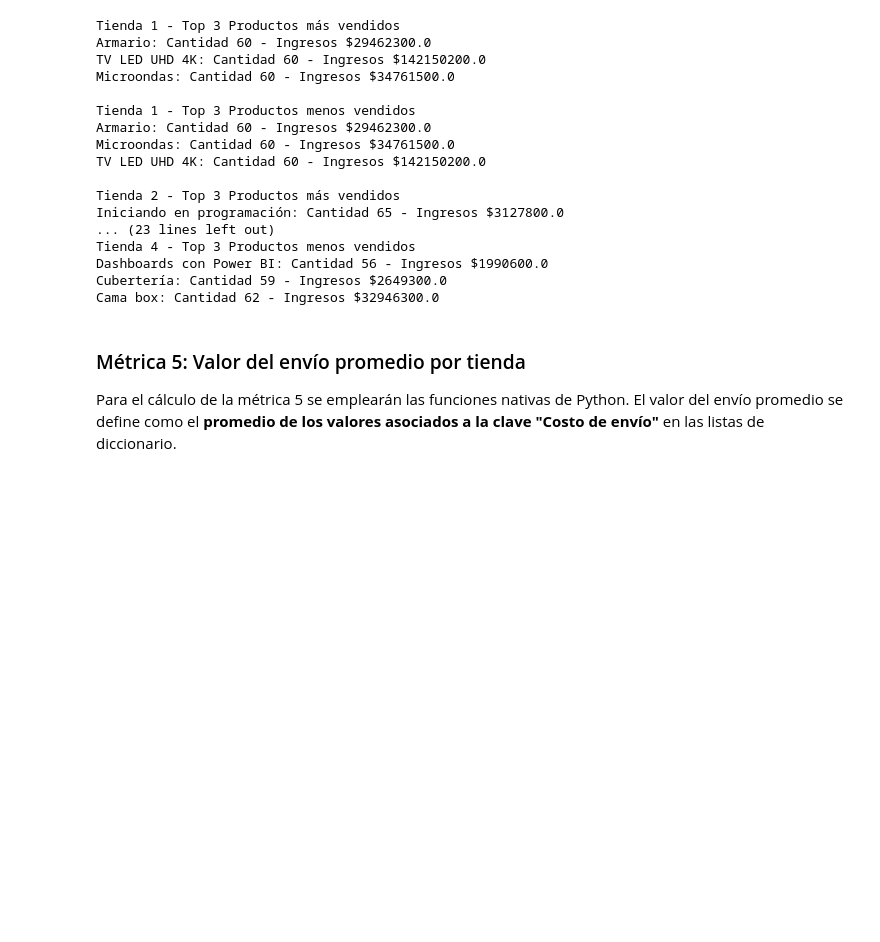
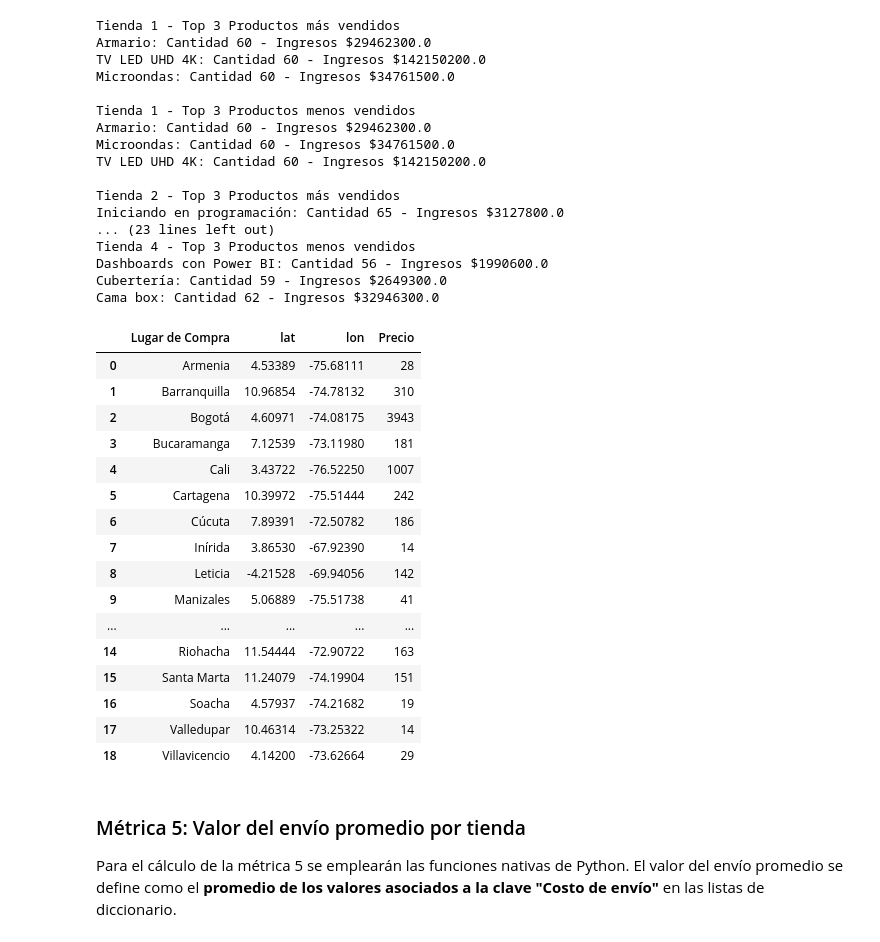
Before and after one commit to JLuceroVasquez/challenge-alura-store, a Jupyter notebook: AluraStoreLatam.ipynb, the cells around one changed output. Saved outputs shown, nothing was run; the diff lists cells and outputs as text; code cells hidden in the pictures; blank space fills up the shorter version.

```diff
--- a/AluraStoreLatam.ipynb
+++ b/AluraStoreLatam.ipynb
@@ -428,6 +428,27 @@ Tienda 4 - Top 3 Productos menos vendidos
 Dashboards con Power BI: Cantidad 56 - Ingresos $1990600.0
 Cubertería: Cantidad 59 - Ingresos $2649300.0
 Cama box: Cantidad 62 - Ingresos $32946300.0
+# %%
+tiendas_pd_ubicaciones = tiendas_pd_unificado.groupby(["Lugar de Compra", "lat", "lon"])["Precio"].count().reset_index()
+tiendas_pd_ubicaciones.sort_values(by="Lugar de Compra", ascending=True)
+# %% [output]
+|  | Lugar de Compra | lat | lon | Precio |
+| 0 | Armenia | 4.53389 | -75.68111 | 28 |
+| 1 | Barranquilla | 10.96854 | -74.78132 | 310 |
+| 2 | Bogotá | 4.60971 | -74.08175 | 3943 |
+| 3 | Bucaramanga | 7.12539 | -73.11980 | 181 |
+| 4 | Cali | 3.43722 | -76.52250 | 1007 |
+| 5 | Cartagena | 10.39972 | -75.51444 | 242 |
+| 6 | Cúcuta | 7.89391 | -72.50782 | 186 |
+| 7 | Inírida | 3.86530 | -67.92390 | 14 |
+| 8 | Leticia | -4.21528 | -69.94056 | 142 |
+| 9 | Manizales | 5.06889 | -75.51738 | 41 |
+| ... | ... | ... | ... | ... |
+| 14 | Riohacha | 11.54444 | -72.90722 | 163 |
+| 15 | Santa Marta | 11.24079 | -74.19904 | 151 |
+| 16 | Soacha | 4.57937 | -74.21682 | 19 |
+| 17 | Valledupar | 10.46314 | -73.25322 | 14 |
+| 18 | Villavicencio | 4.14200 | -73.62664 | 29 |
 # %% [markdown]
 ### Métrica 5: Valor del envío promedio por tienda
 Para el cálculo de la métrica 5 se emplearán las funciones nativas de Python. El valor del envío promedio se define como el **promedio de los valores asociados a la clave "Costo de envío"** en las listas de diccionario.
```
Also changed, not shown: parts of 13 cells of this notebook, 1 other file.
